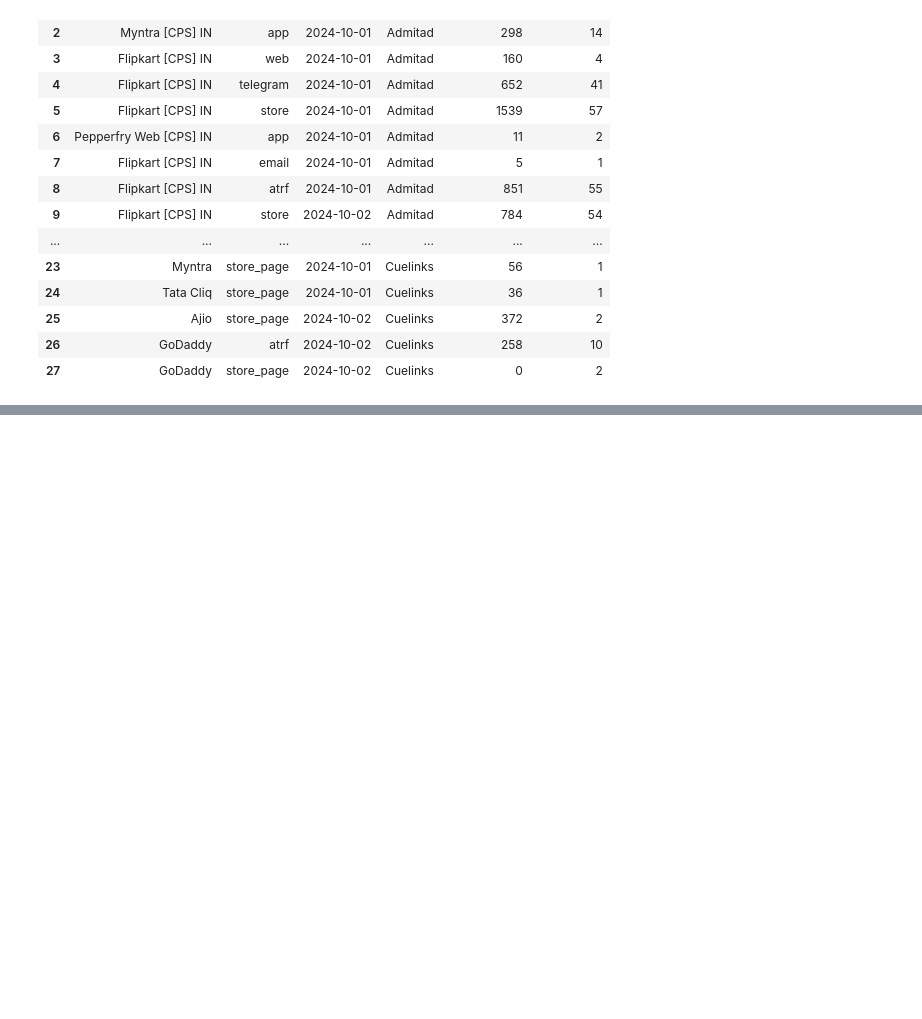
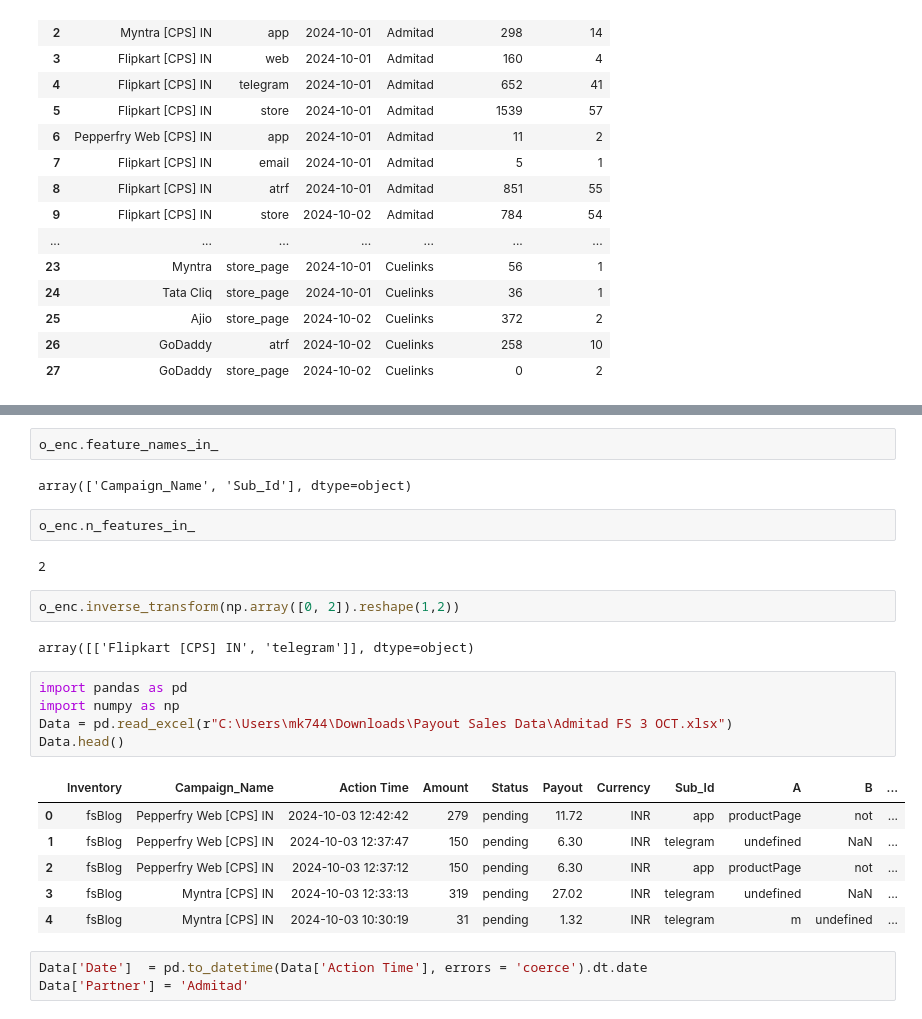
Before and after one commit to Maruf-Ahmad-khan/Pattern-Recognition-And-Machine-Learning, a Jupyter notebook: Payout Performance.ipynb, the cells around one changed output, grey strips where cells are left out. Cells and saved outputs as stored; diff of their text form; blank space fills up the shorter version.

```diff
--- a/Payout Performance.ipynb
+++ b/Payout Performance.ipynb
@@ -501,0 +597,27 @@ Merge_Data
+# %%
+o_enc.feature_names_in_
+# %% [output]
+array(['Campaign_Name', 'Sub_Id'], dtype=object)
+# %%
+o_enc.n_features_in_
+# %% [output]
+2
+# %%
+o_enc.inverse_transform(np.array([0, 2]).reshape(1,2))
+# %% [output]
+array([['Flipkart [CPS] IN', 'telegram']], dtype=object)
+# %%
+import pandas as pd
+import numpy as np
+Data = pd.read_excel(r"C:\Users\mk744\Downloads\Payout Sales Data\Admitad FS 3 OCT.xlsx")
+Data.head()
+# %% [output]
+|  | Inventory | Campaign_Name | Action Time | Amount | Status | Payout | Currency | Sub_Id | A | B | ... |
+| 0 | fsBlog | Pepperfry Web [CPS] IN | 2024-10-03 12:42:42 | 279 | pending | 11.72 | INR | app | productPage | not | ... |
+| 1 | fsBlog | Pepperfry Web [CPS] IN | 2024-10-03 12:37:47 | 150 | pending | 6.30 | INR | telegram | undefined | NaN | ... |
+| 2 | fsBlog | Pepperfry Web [CPS] IN | 2024-10-03 12:37:12 | 150 | pending | 6.30 | INR | app | productPage | not | ... |
+| 3 | fsBlog | Myntra [CPS] IN | 2024-10-03 12:33:13 | 319 | pending | 27.02 | INR | telegram | undefined | NaN | ... |
+| 4 | fsBlog | Myntra [CPS] IN | 2024-10-03 10:30:19 | 31 | pending | 1.32 | INR | telegram | m | undefined | ... |
+# %%
+Data['Date']  = pd.to_datetime(Data['Action Time'], errors = 'coerce').dt.date
+Data['Partner'] = 'Admitad'
```
Also changed, not shown: parts of 17 cells of this notebook, 10 other files.
